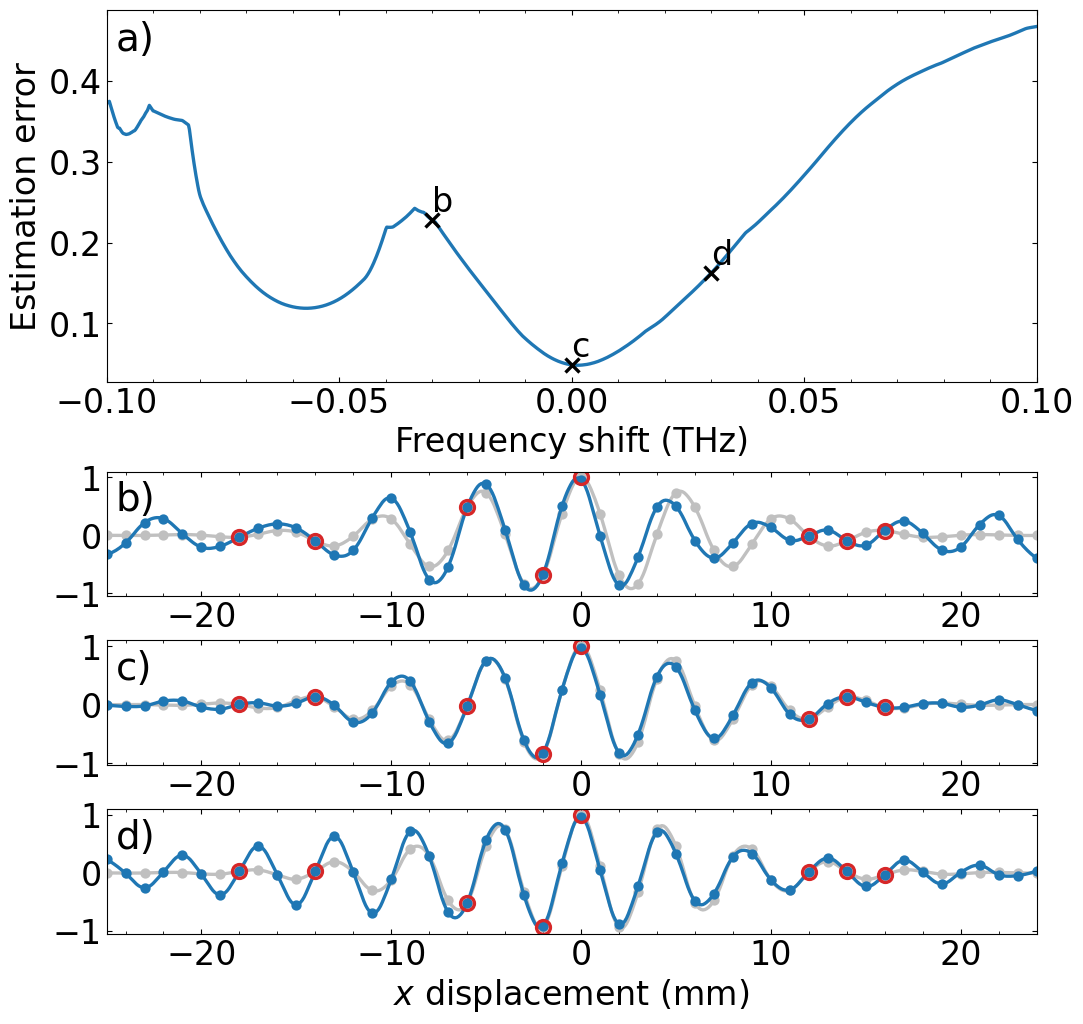
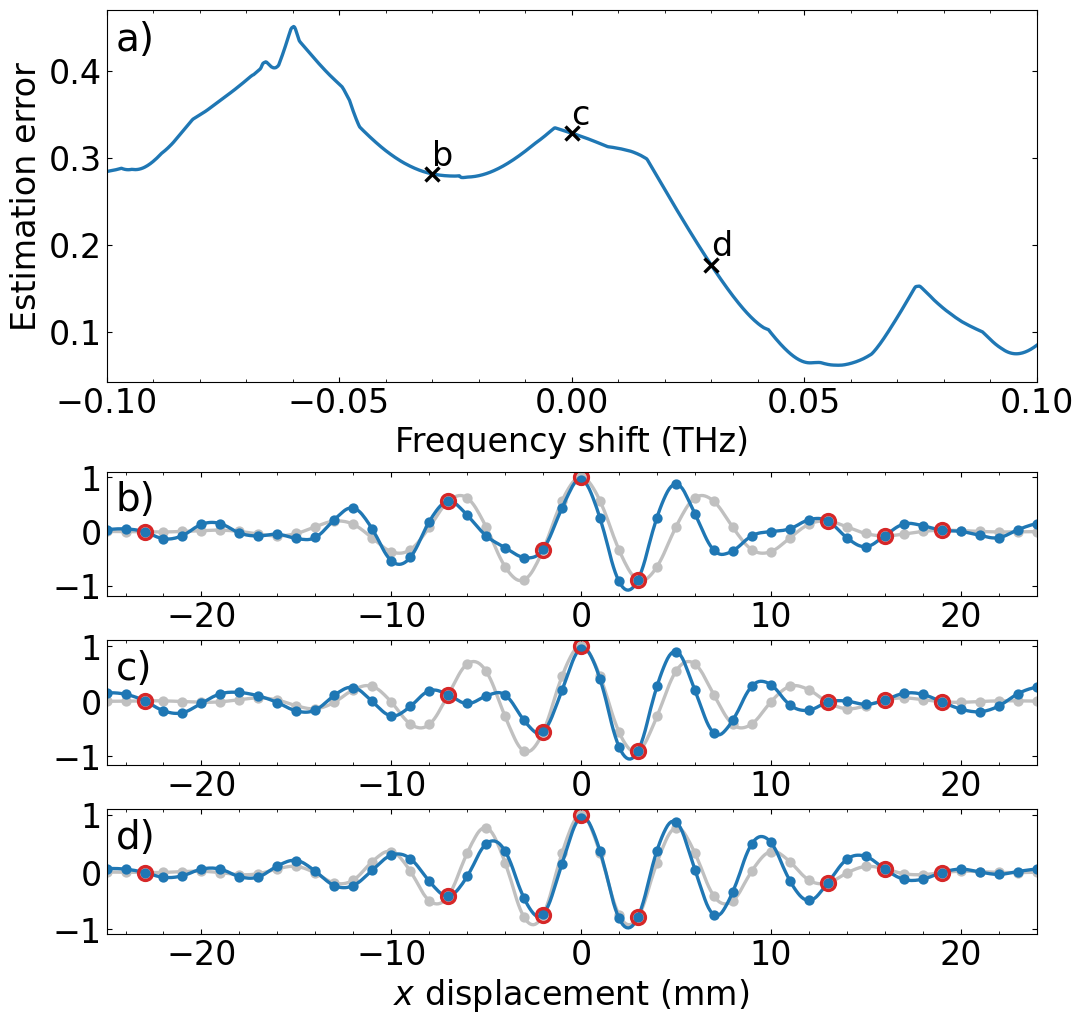
Code edit (unified diff) that turned the first committed figure into the second:
--- before
+++ after
@@ -1,7 +1,7 @@
-N = 1000; shift_range= 100e9; regularization_coeffient= 1e-2; central_freq= 300e9
+N = 1000; shift_range= 100e9; regularization_coeffient= 1e-2; central_freq= 250e9
 #test_config = cs.subsample_1d(total_points, 12, "random")
-test_config = np.array([7,11,19,23,25,37,39,41])
+#test_config = np.array([7,11,19,23,25,37,39,41])
 target = cs.generate_interferogram(total_points, pixel_pitch*1e-3, central_freq +shift, 75e9, 6)
-#test_config, _ = cs.MCMC_metropolis(8, target, regularization_coeffient= regularization_coeffient, error_type= "L2")
+test_config, _ = cs.MCMC_metropolis(8, target, regularization_coeffient= regularization_coeffient, error_type= "L2")
 
 shifts = np.linspace(-shift_range, shift_range, N)
@@ -46,4 +46,4 @@
 axs[4].set(xlabel= "$x$ displacement (mm)")
 
-fig.savefig("./graphs/frequency_shift_robustness_300.pdf", bbox_inches= "tight")
+fig.savefig("./graphs/frequency_shift_robustness_250.png", bbox_inches= "tight")
 plt.show()

Commit: converted the rest of the graphs (figs 2,4,7,8) to pdf. Corrected fig2 and fig3 in readme file.